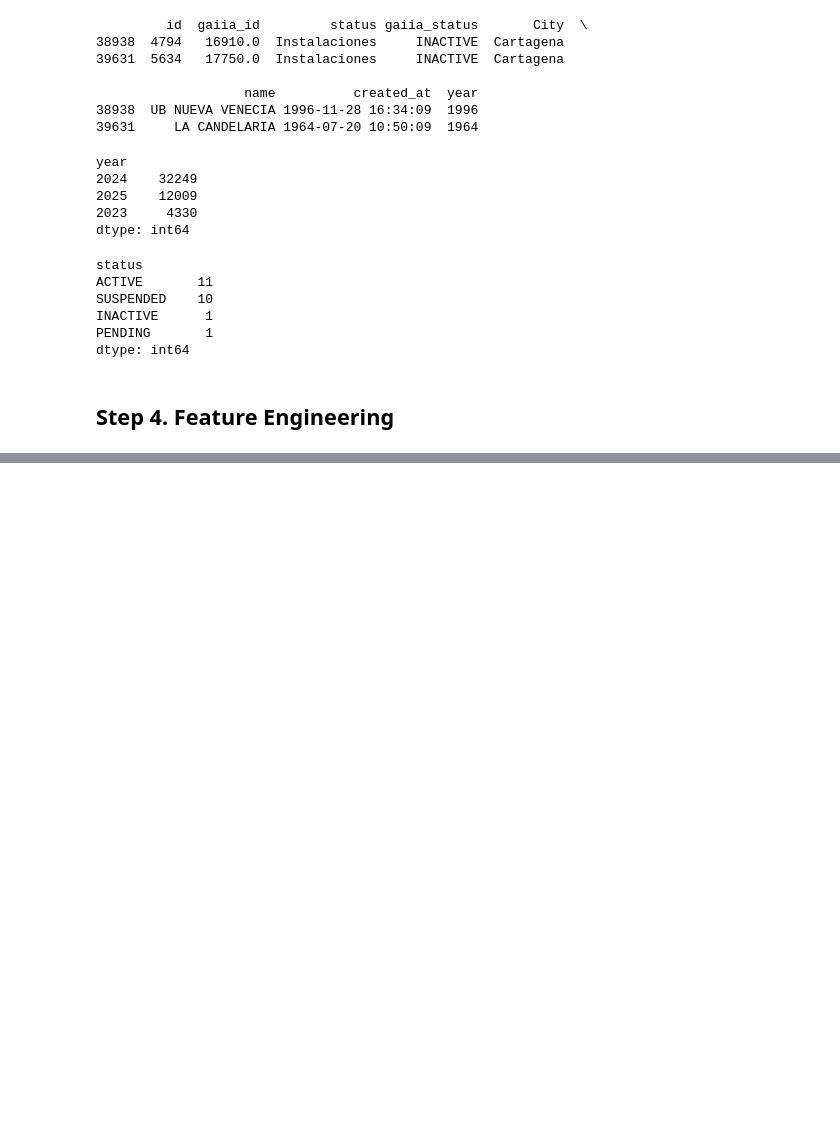
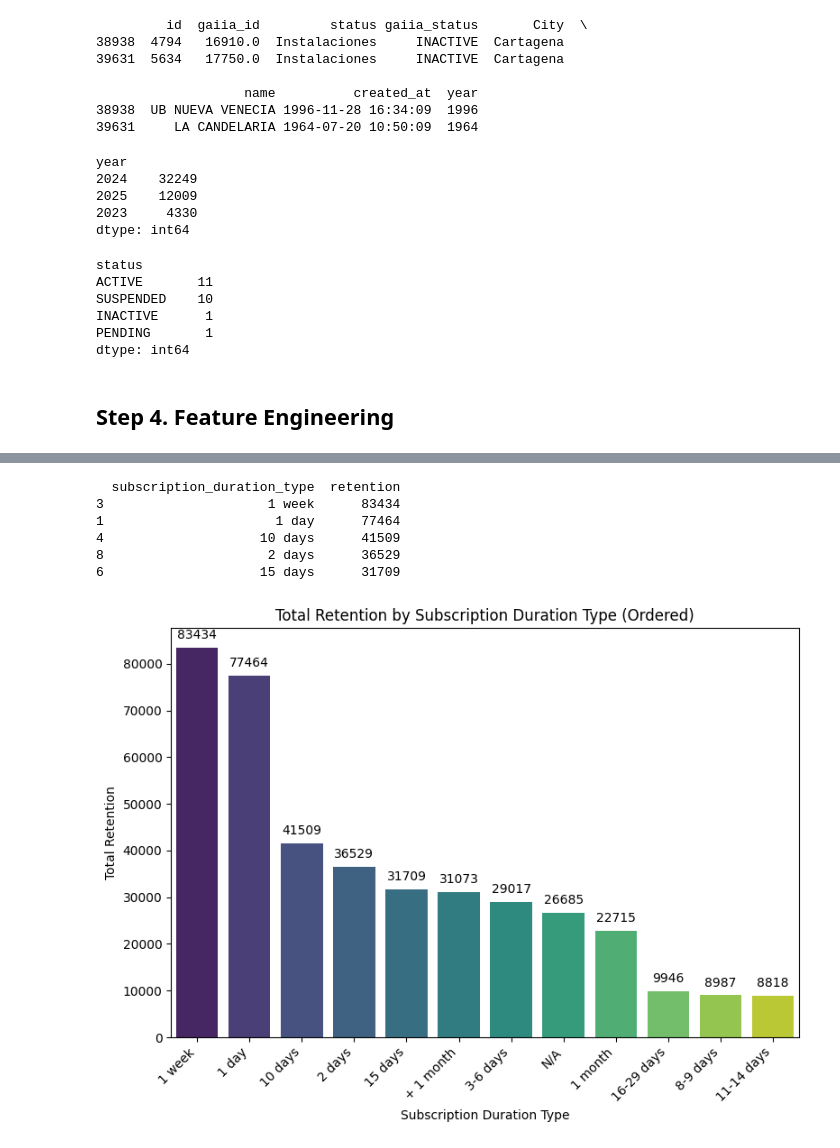
Before and after one commit to mcabas/job_search_tests, a Jupyter notebook: Fibrazo/EDA_fibrazo.ipynb, the cells around one changed output, grey strips where cells are left out. Cells and saved outputs as stored; diff of their text form; code cells hidden in the pictures; blank space fills up the shorter version.

```diff
--- a/Fibrazo/EDA_fibrazo.ipynb
+++ b/Fibrazo/EDA_fibrazo.ipynb
@@ -809,0 +914,52 @@ dtype: int64
+# %%
+# Aggregate retention by subscription_duration_type
+df_client_journey_3 = df_client_journey.groupby("subscription_duration_type").agg(
+    retention=("retained", "sum")  # Replace "retained" with your actual retention column
+).reset_index()
+
+# Sort the DataFrame by retention in descending order
+df_client_journey_3 = df_client_journey_3.sort_values("retention", ascending=False)
+
+# Print the sorted DataFrame
+print(df_client_journey_3.head())
+
+# Create a bar plot
+plt.figure(figsize=(8, 6))  # Adjust figure size
+ax = sns.barplot(
+    data=df_client_journey_3,
+    x="subscription_duration_type",
+    y="retention",
+    palette="viridis",  # Use a beautiful color palette
+    order=df_client_journey_3["subscription_duration_type"]  # Ensure the bars are ordered
+)
+
+# Add column values (retention) at the top of each bar
+for p in ax.patches:
+    ax.annotate(
+        f"{int(p.get_height())}",  # Text to display (retention value)
+        (p.get_x() + p.get_width() / 2., p.get_height()),  # Position of the annotation
+        ha='center',  # Horizontal alignment
+        va='center',  # Vertical alignment
+        xytext=(0, 10),  # Offset from the bar
+        textcoords='offset points'  # Coordinate system for xytext
+    )
+
+# Add labels and title
+plt.xlabel("Subscription Duration Type")
+plt.ylabel("Total Retention")
+plt.title("Total Retention by Subscription Duration Type (Ordered)")
+
+# Rotate x-axis labels for better readability (optional)
+plt.xticks(rotation=45, ha='right')
+
+# Show plot
+plt.tight_layout()
+plt.show()
+# %% [output]
+  subscription_duration_type  retention
+3                     1 week      83434
+1                      1 day      77464
+4                    10 days      41509
+8                     2 days      36529
+6                    15 days      31709
+[figure, added]
```
Also changed, not shown: parts of 44 cells of this notebook.
